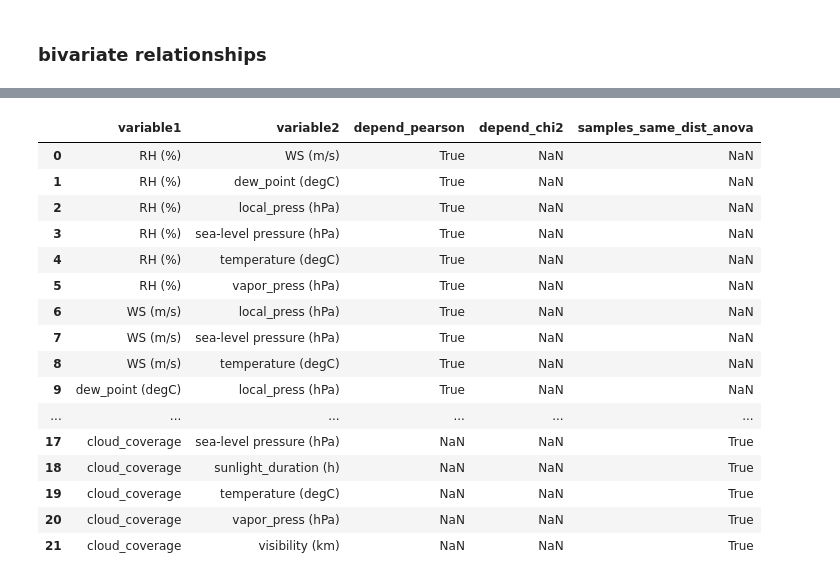
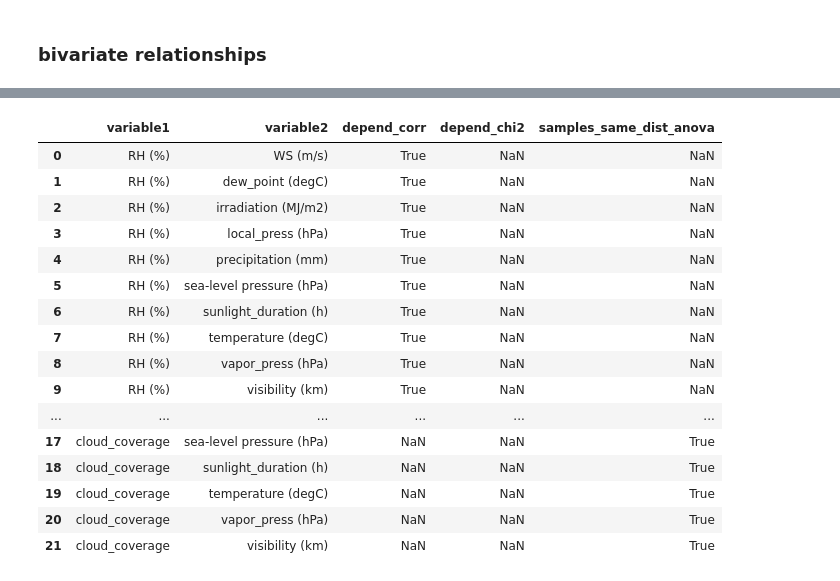
Before and after one commit to jmquintana79/utilsDS, a Jupyter notebook: notebooks/analysis/EDA/EDA-describe/notebook-EDA_describe.ipynb, the cells around one changed output, grey strips where cells are left out. Drawn from its saved outputs; the diff is of its cells as text; code cells hidden in the pictures.

Commit message:
replace pearson by spearman

```diff
--- a/notebooks/analysis/EDA/EDA-describe/notebook-EDA_describe.ipynb
+++ b/notebooks/analysis/EDA/EDA-describe/notebook-EDA_describe.ipynb
@@ -373,17 +409,17 @@ dfdt
 # %%
-describe_bivariate(data)
+describe_bivariate(data, only_dependent=False, is_remove_outliers = True, size_max_sample=10000000)
 # %% [output]
-|  | variable1 | variable2 | depend_pearson | depend_chi2 | samples_same_dist_anova |
+|  | variable1 | variable2 | depend_corr | depend_chi2 | samples_same_dist_anova |
 | 0 | RH (%) | WS (m/s) | True | NaN | NaN |
 | 1 | RH (%) | dew_point (degC) | True | NaN | NaN |
-| 2 | RH (%) | local_press (hPa) | True | NaN | NaN |
-| 3 | RH (%) | sea-level pressure (hPa) | True | NaN | NaN |
-| 4 | RH (%) | temperature (degC) | True | NaN | NaN |
-| 5 | RH (%) | vapor_press (hPa) | True | NaN | NaN |
-| 6 | WS (m/s) | local_press (hPa) | True | NaN | NaN |
-| 7 | WS (m/s) | sea-level pressure (hPa) | True | NaN | NaN |
-| 8 | WS (m/s) | temperature (degC) | True | NaN | NaN |
-| 9 | dew_point (degC) | local_press (hPa) | True | NaN | NaN |
+| 2 | RH (%) | irradiation (MJ/m2) | True | NaN | NaN |
+| 3 | RH (%) | local_press (hPa) | True | NaN | NaN |
+| 4 | RH (%) | precipitation (mm) | True | NaN | NaN |
+| 5 | RH (%) | sea-level pressure (hPa) | True | NaN | NaN |
+| 6 | RH (%) | sunlight_duration (h) | True | NaN | NaN |
+| 7 | RH (%) | temperature (degC) | True | NaN | NaN |
+| 8 | RH (%) | vapor_press (hPa) | True | NaN | NaN |
+| 9 | RH (%) | visibility (km) | True | NaN | NaN |
 | ... | ... | ... | ... | ... | ... |
 | 17 | cloud_coverage | sea-level pressure (hPa) | NaN | NaN | True |
 | 18 | cloud_coverage | sunlight_duration (h) | NaN | NaN | True |
```
Also changed, not shown: parts of 8 cells of this notebook, 2 other files.
